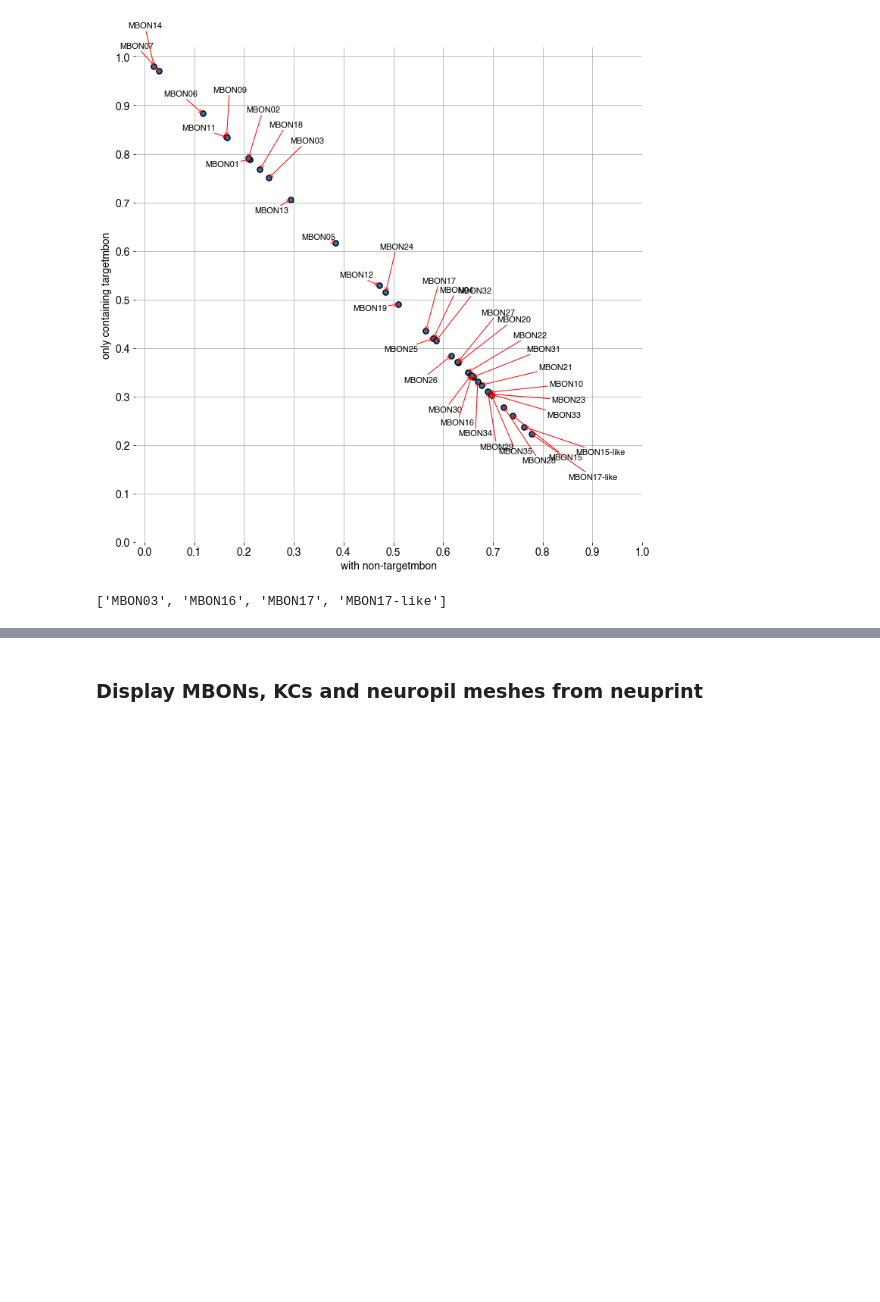
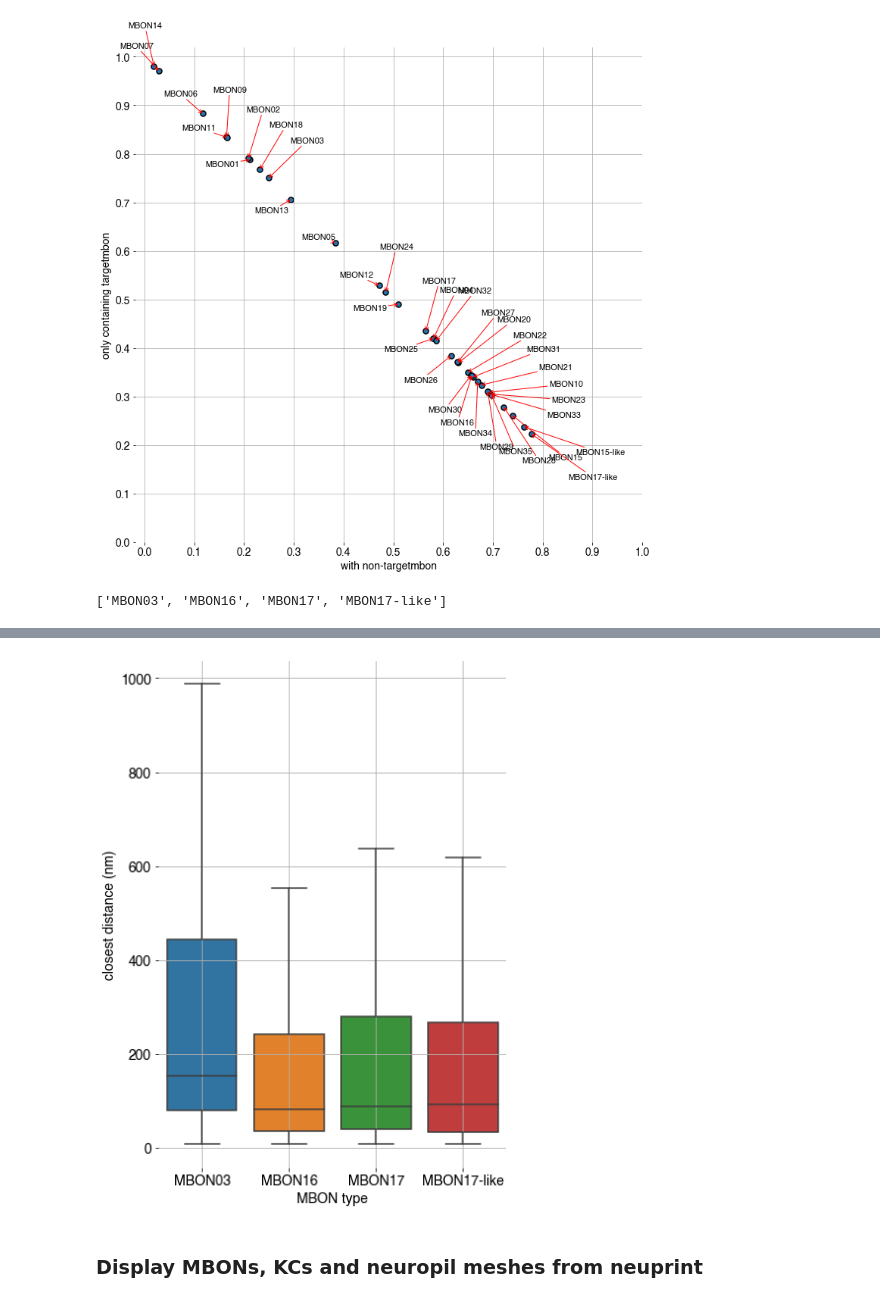
Before and after one commit to jagannathancolabs/2022_postsynapticplasticity, a Jupyter notebook: python/kcmbon_postsynapticspecificity.ipynb, the cells around one changed output, grey strips where cells are left out. Drawn from its saved outputs; the diff is of its cells as text; code cells hidden in the pictures; blank space fills up the shorter version.

```diff
--- a/python/kcmbon_postsynapticspecificity.ipynb
+++ b/python/kcmbon_postsynapticspecificity.ipynb
@@ -663,10 +667,3 @@ plt.savefig('figures/mbon_specificity.png', dpi=300, bbox_inches='tight')
 paper_mbons
 # %% [output]
 ['MBON03', 'MBON16', 'MBON17', 'MBON17-like']
-# %%
-#identify the synaptic connections from the relevant MBON to all upstream neurons including KCs..
-mbonsynconn_df = fetch_synapse_connections(source_criteria=None,target_criteria=paper_mbons[0],
-                                           synapse_criteria=SC(rois=mb_rois, primary_only=True))
-
-mbon_upstreamlist = [mbonsynconn_df.bodyId_pre.unique(), mbonsynconn_df.bodyId_post.unique()]
-mbon_upstreamlist = list(itertools.chain(*mbon_upstreamlist))
@@ -717,3 +669,0 @@ new_df
-# %%
-closest_point = np.where(new_df.eq(new_df[new_df != 0].min(),0),new_df.columns,False)
-closest_dist = np.where(new_df.eq(new_df[new_df != 0].min(),0),new_df.values,False)
@@ -735,0 +734,8 @@ np.max(tempval['closest_dist'])
+# %%
+allmbontype_presyntype_euclideandistance_df = pd.DataFrame([])
+# %%
+for targetmbonList in paper_mbons:
+    usablekcbodyidList = get_usablecks(targetmbonList)
+    print('processing :', targetmbonList)
+    mbontype_presyntype_euclideandistance_df, postsynlocationsbypresyntype_df = get_closestdistance(targetmbonList, usablekcbodyidList)
+    allmbontype_presyntype_euclideandistance_df = allmbontype_presyntype_euclideandistance_df.append(mbontype_presyntype_euclideandistance_df)
@@ -736,18 +787,20 @@ np.max(tempval['closest_dist'])
 # %%
-fig = plt.figure(figsize=(4, 12))
+fig = plt.figure(figsize=(6, 8))
 ax = fig.add_subplot(1, 1, 1)
-#ax = sns.distplot(tempval['closest_dist'], kde=False, color='red')
-ax = sns.boxplot(y=tempval['closest_dist'], showfliers = False)
+ax = sns.boxplot(x=allmbontype_presyntype_euclideandistance_df['postsynaptictype'],
+                 y=allmbontype_presyntype_euclideandistance_df['closest_dist_nm'], showfliers = False)
 
-ax.set_yticks(np.arange(0,1000,100))
-ax.set_ylabel('closest distance',fontsize=label_fontsize-2, weight = 'bold')
-ax.set_xlabel('MBON03',fontsize=label_fontsize-2, weight = 'bold')
+ax.set_ylabel('closest distance (nm)',fontsize=label_fontsize-2, weight = 'bold')
+ax.set_xlabel('MBON type',fontsize=label_fontsize-2, weight = 'bold')
 ax.tick_params(axis='both', which='major', labelsize=label_fontsize-2)
 plt.subplots_adjust(wspace=0, hspace=0)
 plt.box(False)
 plt.grid(True)
 sns.despine(trim=True)
 plt.tight_layout()
+plt.savefig('figures/postsynapse_mbon_specificity.png', dpi=300, bbox_inches='tight')
+# %% [output]
+[figure, added]
 # %%
 from neuroboom import dendrogram as nbd
 # %%
```
Also changed, not shown: parts of 33 cells of this notebook, 8 other files.
